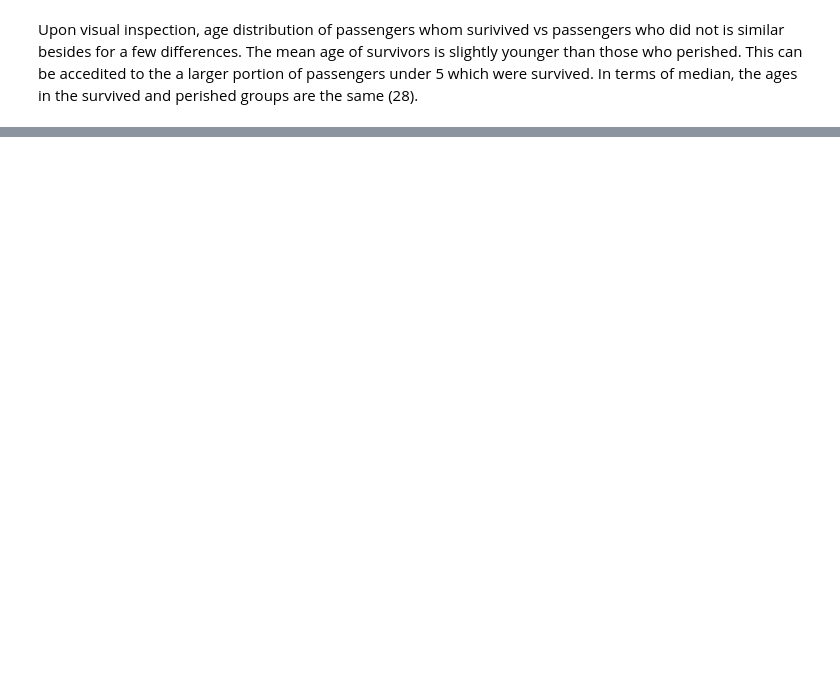
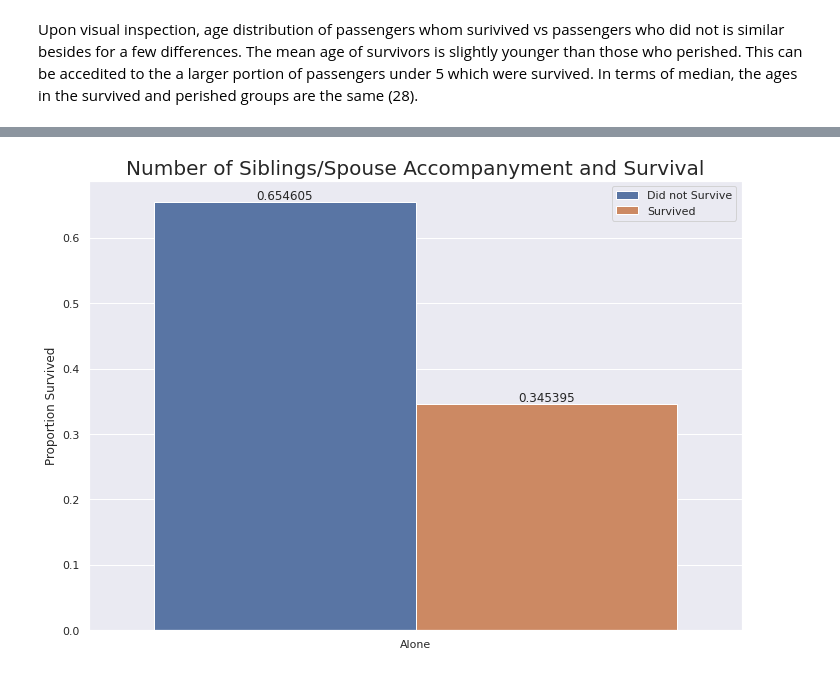
Before and after one commit to benyamindsmith/kaggle, a Jupyter notebook: another-titanic-data-analysis.ipynb, the cells around one changed output, grey strips where cells are left out. Cells and saved outputs as stored; diff of their text form; code cells hidden in the pictures; blank space fills up the shorter version.

Commit message:
Kaggle Notebook | Another Titanic Data Analysis | Version 8

```diff
--- a/another-titanic-data-analysis.ipynb
+++ b/another-titanic-data-analysis.ipynb
@@ -214,0 +219,56 @@ plt.show()
+# %%
+# Data wrangling
+
+SibSp_Class = []
+
+for passenger_sibsp in dt["SibSp"]:
+    if passenger_sibsp == 0:
+        SibSp_Class.append("Alone")
+    if passenger_sibsp == 1:
+        SibSp_Class.append("with a plus one")
+    if passenger_sibsp > 1:
+        SibSp_Class.append("2 and more")
+
+dt["SibSp_Class"]=SibSp_Class
+
+aloneSurvivedDf = dt.groupby(['Survived','SibSp_Class'])\
+                   .count()\
+                   .reset_index()[['Survived','SibSp_Class','PassengerId']][dt.groupby(['Survived','SibSp_Class'])\
+                   .count()\
+                   .reset_index()['SibSp_Class']=="Alone"]
+
+plus1SurvivedDf = dt.groupby(['Survived','SibSp_Class'])\
+                   .count()\
+                   .reset_index()[['Survived','SibSp_Class','PassengerId']][dt.groupby(['Survived','SibSp_Class'])\
+                   .count()\
+                   .reset_index()['SibSp_Class']=="Plus 1"]
+
+
+twoplusSurvivedDf = dt.groupby(['Survived','SibSp_Class'])\
+                   .count()\
+                   .reset_index()[['Survived','SibSp_Class','PassengerId']][dt.groupby(['Survived','SibSp_Class'])\
+                   .count()\
+                   .reset_index()['SibSp_Class']=="More than 2"]
+
+aloneSurvivedDf["Proportion Survived"] = aloneSurvivedDf["PassengerId"].apply(lambda x: x/sum( aloneSurvivedDf["PassengerId"]))
+
+plus1SurvivedDf["Proportion Survived"] = plus1SurvivedDf["PassengerId"].apply(lambda x: x/sum( plus1SurvivedDf["PassengerId"]))
+
+twoplusSurvivedDf["Proportion Survived"] = twoplusSurvivedDf["PassengerId"].apply(lambda x: x/sum( twoplusSurvivedDf["PassengerId"]))
+
+
+
+ax = sns.barplot(x = "SibSp_Class",
+            y = "Proportion Survived",
+            hue = "Survived",
+            data= aloneSurvivedDf.append(plus1SurvivedDf.append(twoplusSurvivedDf))
+           )
+legend_labels, _= ax.get_legend_handles_labels()
+ax.legend(legend_labels, ['Did not Survive','Survived'], bbox_to_anchor=(1,1))
+ax.bar_label(ax.containers[0])
+ax.bar_label(ax.containers[1])
+ax.set(xlabel=None)
+plt.title("Number of Siblings/Spouse Accompanyment and Survival", fontsize=20)
+plt.show()
+# %% [output]
+[figure, added]
```
Also changed, not shown: parts of 8 cells of this notebook.
